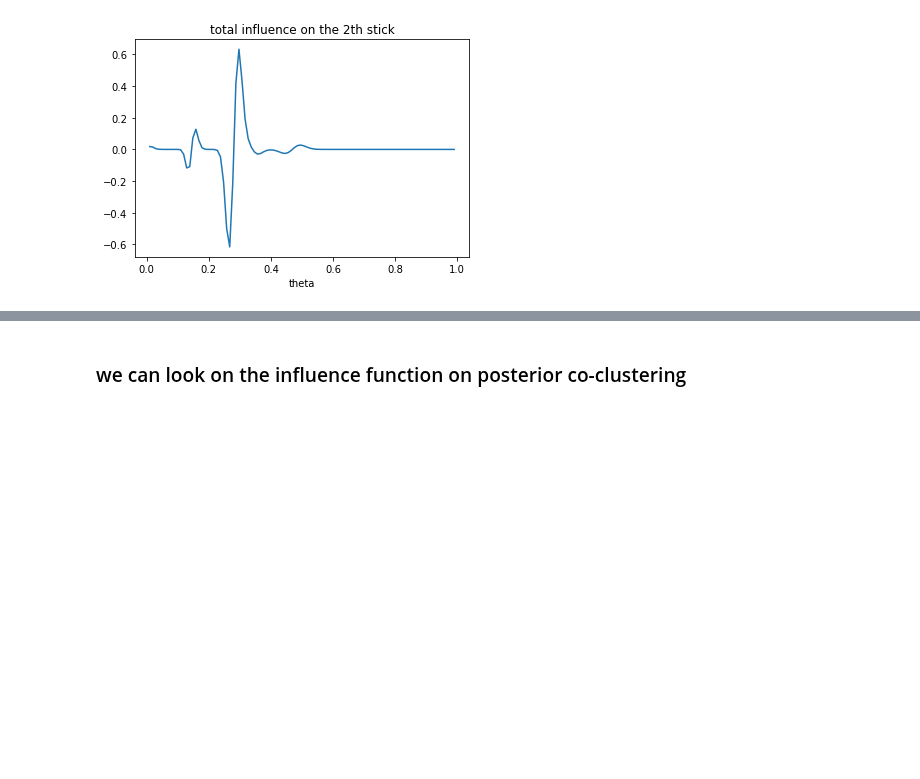
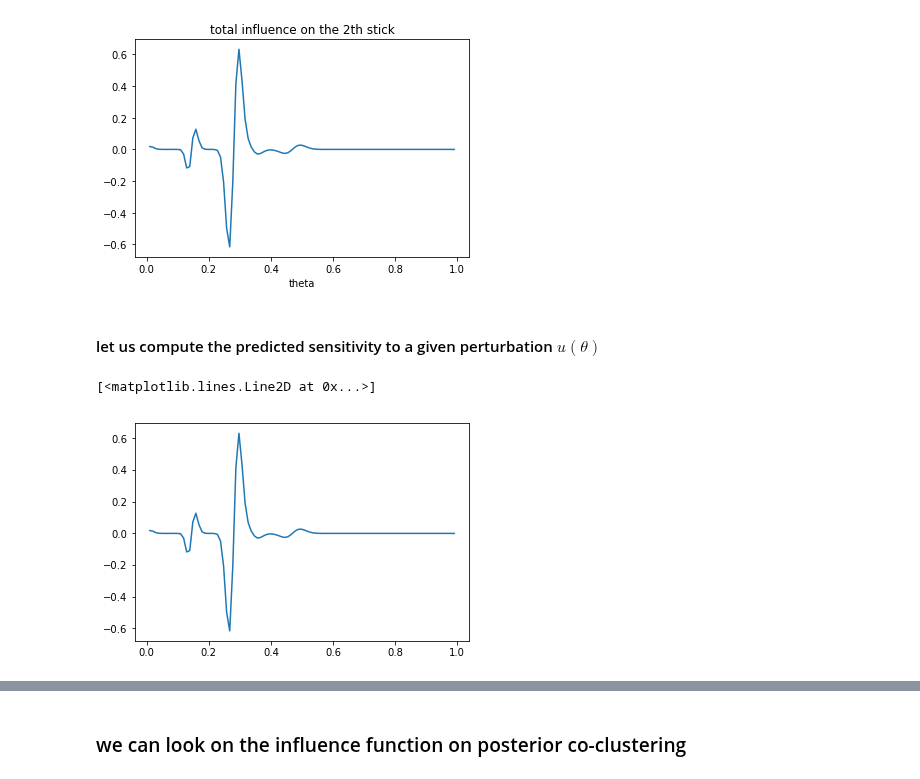
Before and after one commit to Runjing-Liu120/Variational_BNP_robustness, a Jupyter notebook: DP_mixture/DP_normal_mixture-Functional_sensitivity.ipynb, the cells around one changed output, grey strips where cells are left out. Cells and saved outputs as stored; diff of their text form; code cells hidden in the pictures; blank space fills up the shorter version.

```diff
--- a/DP_mixture/DP_normal_mixture-Functional_sensitivity.ipynb
+++ b/DP_mixture/DP_normal_mixture-Functional_sensitivity.ipynb
@@ -372,3 +372,22 @@ plt.title('total influence on the {}th stick'.format(k_post))
 # %% [output]
 <matplotlib.text.Text at 0x...>
 [figure]
+# %% [markdown]
+#### let us compute the predicted sensitivity to a given perturbation $u(\theta)$
+# %%
+# define your pertubation:
+def u(theta):
+    return 1.0 * ((theta > 0.0) & (theta < 1.0))
+
+# wrap the influence function
+def Influence(theta):
+    I = 0.0
+    for k in range(k_approx - 1):
+        I += alpha_sensitivity.influence_function(theta, k, lambda x : get_v_sticks(model, x))
+
+    return I
+# %%
+plt.plot(theta, Influence(theta)[2,:])
+# %% [output]
+[<matplotlib.lines.Line2D at 0x...>]
+[figure, added]
```
Also changed, not shown: parts of 14 cells of this notebook, 3 other files.
